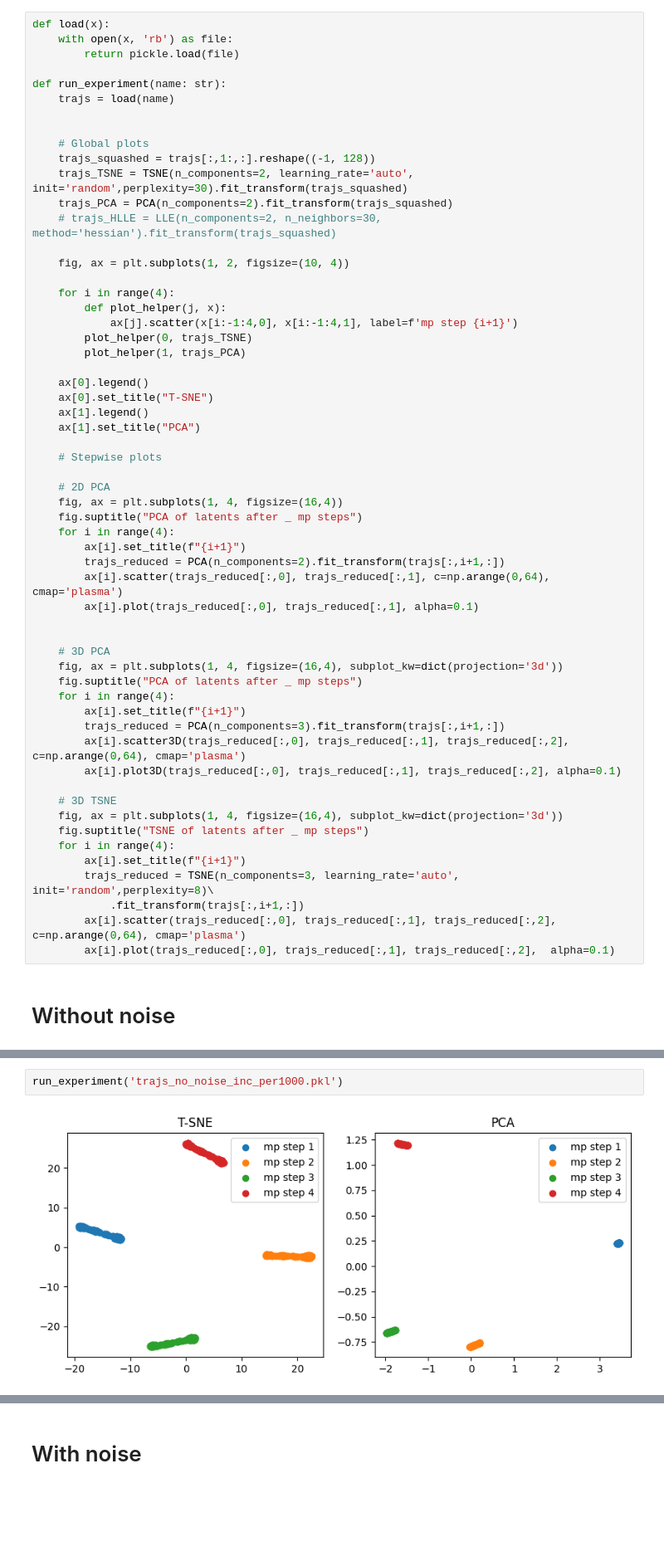
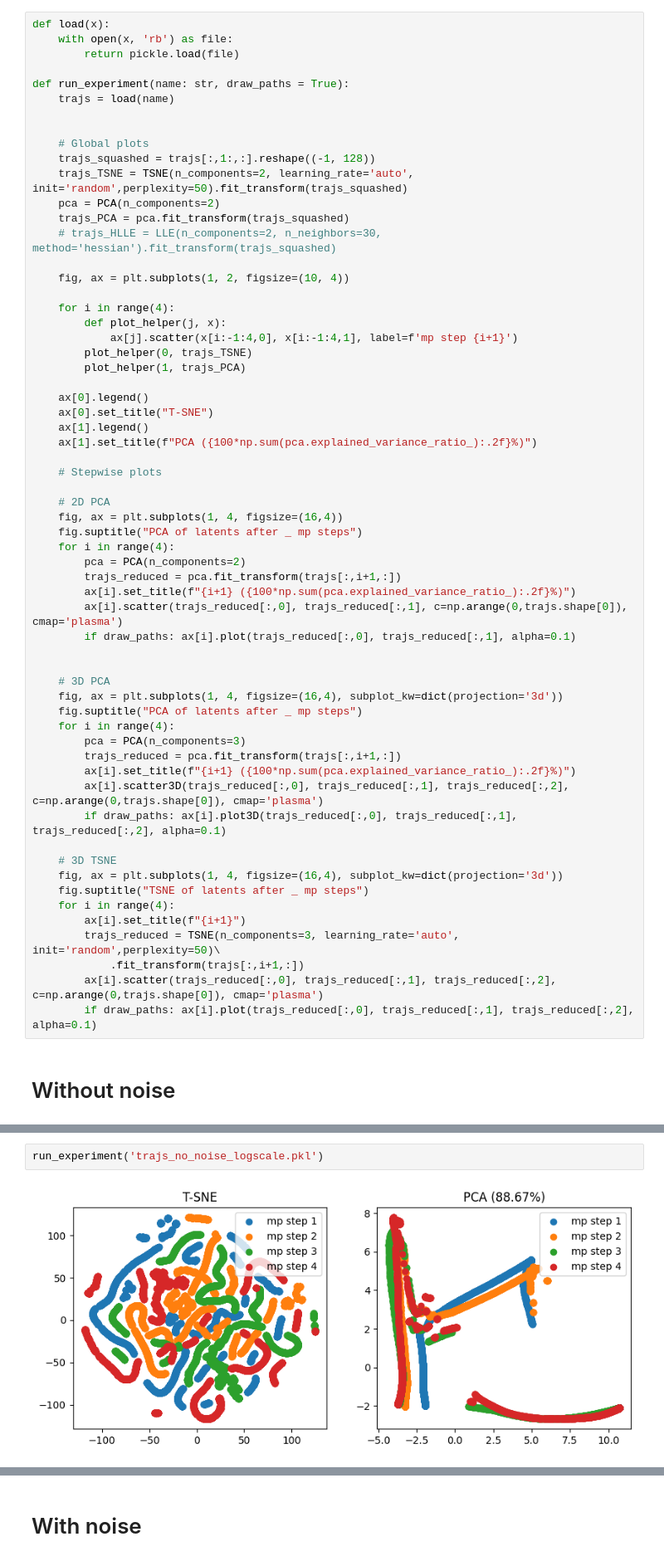
Before and after one commit to Vlam1r/clrs, a Jupyter notebook: Workspace/test.ipynb, the cells around one changed output, grey strips where cells are left out. Shown at 83% size. Saved outputs shown, nothing was run; the diff lists cells and outputs as text; blank space fills up the shorter version.

Commit message:
Done experiments for linscale and logscale and random baseline. Pre-johnson augmentation

```diff
--- a/Workspace/test.ipynb
+++ b/Workspace/test.ipynb
@@ -18,14 +18,15 @@ def load(x):
     with open(x, 'rb') as file:
         return pickle.load(file)
 
-def run_experiment(name: str):
+def run_experiment(name: str, draw_paths = True):
     trajs = load(name)
 
 
     # Global plots
     trajs_squashed = trajs[:,1:,:].reshape((-1, 128))
-    trajs_TSNE = TSNE(n_components=2, learning_rate='auto', init='random',perplexity=30).fit_transform(trajs_squashed)
-    trajs_PCA = PCA(n_components=2).fit_transform(trajs_squashed)
+    trajs_TSNE = TSNE(n_components=2, learning_rate='auto', init='random',perplexity=50).fit_transform(trajs_squashed)
+    pca = PCA(n_components=2)
+    trajs_PCA = pca.fit_transform(trajs_squashed)
     # trajs_HLLE = LLE(n_components=2, n_neighbors=30, method='hessian').fit_transform(trajs_squashed)
 
     fig, ax = plt.subplots(1, 2, figsize=(10, 4))
@@ -39,7 +40,7 @@ def run_experiment(name: str):
     ax[0].legend()
     ax[0].set_title("T-SNE")
     ax[1].legend()
-    ax[1].set_title("PCA")
+    ax[1].set_title(f"PCA ({100*np.sum(pca.explained_variance_ratio_):.2f}%)")
 
     # Stepwise plots
 
@@ -47,29 +48,31 @@ def run_experiment(name: str):
     fig, ax = plt.subplots(1, 4, figsize=(16,4))
     fig.suptitle("PCA of latents after _ mp steps")
     for i in range(4):
-        ax[i].set_title(f"{i+1}")
-        trajs_reduced = PCA(n_components=2).fit_transform(trajs[:,i+1,:])
-        ax[i].scatter(trajs_reduced[:,0], trajs_reduced[:,1], c=np.arange(0,64), cmap='plasma')
-        ax[i].plot(trajs_reduced[:,0], trajs_reduced[:,1], alpha=0.1)
+        pca = PCA(n_components=2)
+        trajs_reduced = pca.fit_transform(trajs[:,i+1,:])
+        ax[i].set_title(f"{i+1} ({100*np.sum(pca.explained_variance_ratio_):.2f}%)")
+        ax[i].scatter(trajs_reduced[:,0], trajs_reduced[:,1], c=np.arange(0,trajs.shape[0]), cmap='plasma')
+        if draw_paths: ax[i].plot(trajs_reduced[:,0], trajs_reduced[:,1], alpha=0.1)
 
 
     # 3D PCA
     fig, ax = plt.subplots(1, 4, figsize=(16,4), subplot_kw=dict(projection='3d'))
     fig.suptitle("PCA of latents after _ mp steps")
     for i in range(4):
-        ax[i].set_title(f"{i+1}")
-        trajs_reduced = PCA(n_components=3).fit_transform(trajs[:,i+1,:])
-        ax[i].scatter3D(trajs_reduced[:,0], trajs_reduced[:,1], trajs_reduced[:,2], c=np.arange(0,64), cmap='plasma')
-        ax[i].plot3D(trajs_reduced[:,0], trajs_reduced[:,1], trajs_reduced[:,2], alpha=0.1)
+        pca = PCA(n_components=3)
+        trajs_reduced = pca.fit_transform(trajs[:,i+1,:])
+        ax[i].set_title(f"{i+1} ({100*np.sum(pca.explained_variance_ratio_):.2f}%)")
+        ax[i].scatter3D(trajs_reduced[:,0], trajs_reduced[:,1], trajs_reduced[:,2], c=np.arange(0,trajs.shape[0]), cmap='plasma')
+        if draw_paths: ax[i].plot3D(trajs_reduced[:,0], trajs_reduced[:,1], trajs_reduced[:,2], alpha=0.1)
 
     # 3D TSNE
     fig, ax = plt.subplots(1, 4, figsize=(16,4), subplot_kw=dict(projection='3d'))
     fig.suptitle("TSNE of latents after _ mp steps")
     for i in range(4):
         ax[i].set_title(f"{i+1}")
-        trajs_reduced = TSNE(n_components=3, learning_rate='auto', init='random',perplexity=8)\
+        trajs_reduced = TSNE(n_components=3, learning_rate='auto', init='random',perplexity=50)\
             .fit_transform(trajs[:,i+1,:])
-        ax[i].scatter(trajs_reduced[:,0], trajs_reduced[:,1], trajs_reduced[:,2], c=np.arange(0,64), cmap='plasma')
-        ax[i].plot(trajs_reduced[:,0], trajs_reduced[:,1], trajs_reduced[:,2],  alpha=0.1)
+        ax[i].scatter(trajs_reduced[:,0], trajs_reduced[:,1], trajs_reduced[:,2], c=np.arange(0,trajs.shape[0]), cmap='plasma')
+        if draw_paths: ax[i].plot(trajs_reduced[:,0], trajs_reduced[:,1], trajs_reduced[:,2],  alpha=0.1)
 # %% [markdown]
 # Without noise
@@ -83,4 +97,4 @@ run_experiment('trajs_no_noise_inc_per10000.pkl')
 # %%
-run_experiment('trajs_no_noise_inc_per1000.pkl')
+run_experiment('trajs_no_noise_logscale.pkl')
 # %% [output]
-[figure, old version]
+[figure, new version]
```
Also changed, not shown: parts of 9 cells of this notebook, 3 other files.
